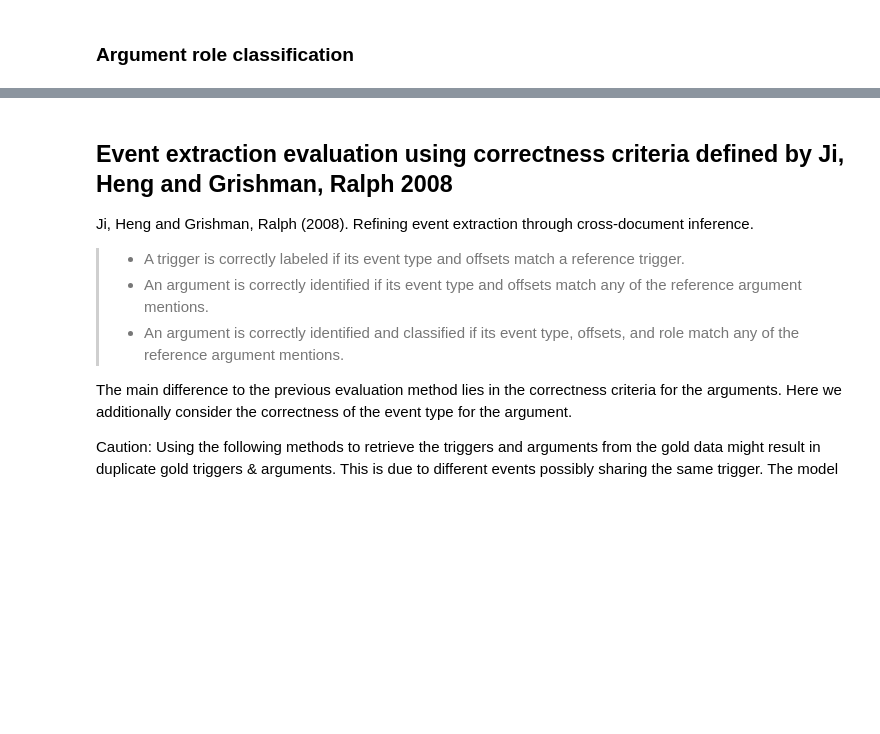
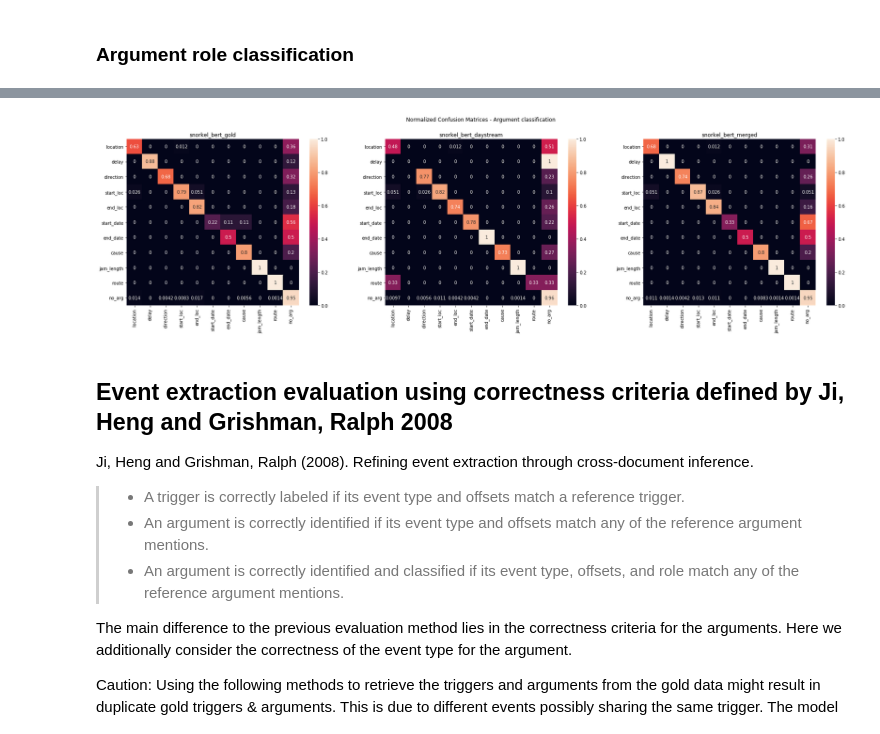
Before and after one commit to DFKI-NLP/eventx, a Jupyter notebook: analysis/notebooks/eventx_analysis.ipynb, the cells around one changed output, grey strips where cells are left out. Drawn from its saved outputs; the diff is of its cells as text; code cells hidden in the pictures; blank space fills up the shorter version.

```diff
--- a/analysis/notebooks/eventx_analysis.ipynb
+++ b/analysis/notebooks/eventx_analysis.ipynb
@@ -114,3 +186,15 @@ plot_confusion_matrix(arg_y_true, arg_y_pred, labels=ROLE_LABELS)
+# %%
+f, axes = plt.subplots(1, 3, figsize=(30,7))
+f.suptitle('Normalized Confusion Matrices - Argument classification')
+for i, model_name in enumerate(model_names):
+
+    cm = sklearn.metrics.confusion_matrix(arg_y_true, arg_y_pred[model_name], labels=ROLE_LABELS)
+    cm = cm.astype('float') / cm.sum(axis=1)[:, np.newaxis]
+    df_cm = pd.DataFrame(cm, index=ROLE_LABELS, columns=ROLE_LABELS)
+    sns.heatmap(df_cm, ax=axes[i], annot=True)
+    axes[i].set_title(model_name)
+# %% [output]
+[figure, added]
 # %% [markdown]
 ## Event extraction evaluation using correctness criteria defined by Ji, Heng and Grishman, Ralph 2008
 
```
Also changed, not shown: parts of 30 cells of this notebook, 5 other files.
